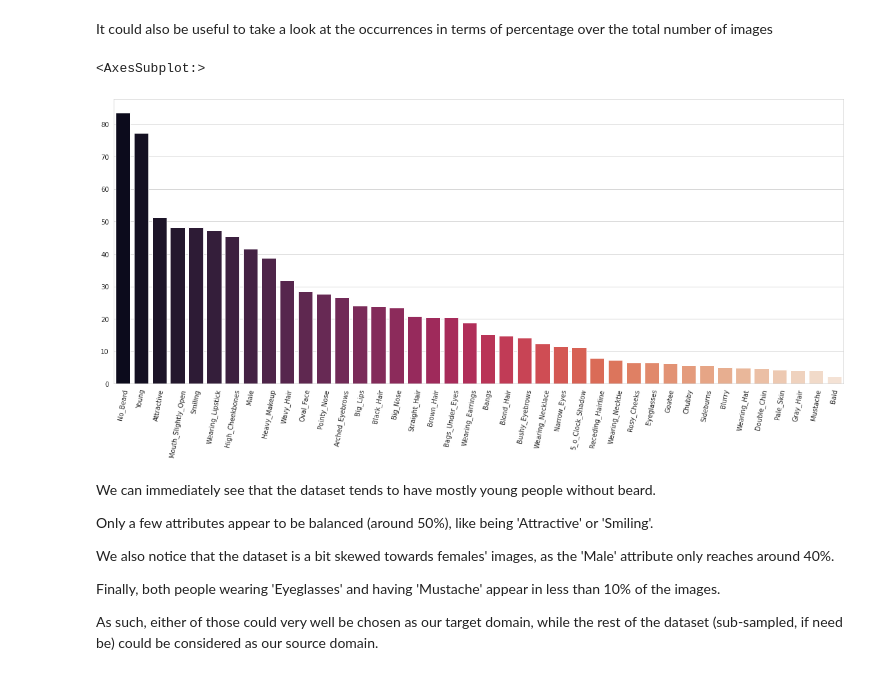
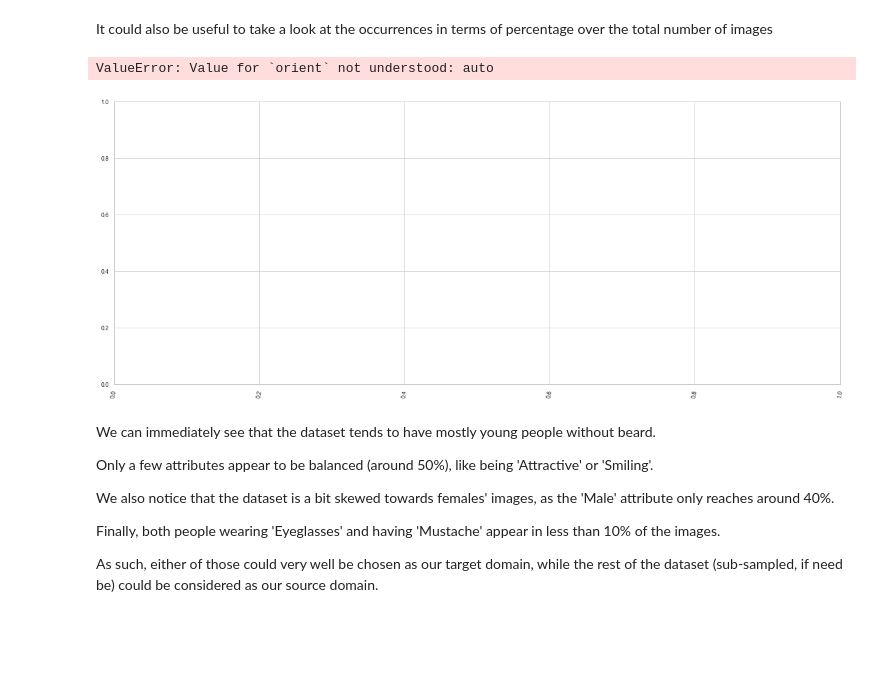
Before and after one commit to DarthReca/mlinapp-project, a Jupyter notebook: 0_Exploratory_Data_Analysis.ipynb, the cells around one changed output. Saved outputs shown, nothing was run; the diff lists cells and outputs as text; code cells hidden in the pictures; blank space fills up the shorter version.

Commit message:
Added results

```diff
--- a/0_Exploratory_Data_Analysis.ipynb
+++ b/0_Exploratory_Data_Analysis.ipynb
@@ -64,11 +64,11 @@ It could also be useful to take a look at the occurrences in terms of percentage
 # %%
 y_percentage = [(count / tot_images) * 100 for count in y]
 plt.figure(figsize=(20, 8))
 plt.xticks(rotation=80)
-sns.barplot(x=x, y=y_percentage, palette="rocket")
+sns.barplot(y=x, x=y_percentage, palette="viridis").get_figure().savefig("results/dataset/att_distribution.pdf")
 # %% [output]
-<AxesSubplot:>
+ValueError: Value for `orient` not understood: auto
-[figure, old version]
+[figure, new version]
 # %% [markdown]
 We can immediately see that the dataset tends to have mostly young people without beard.
 
```
Also changed, not shown: parts of 2 cells of this notebook, 16 other files.
